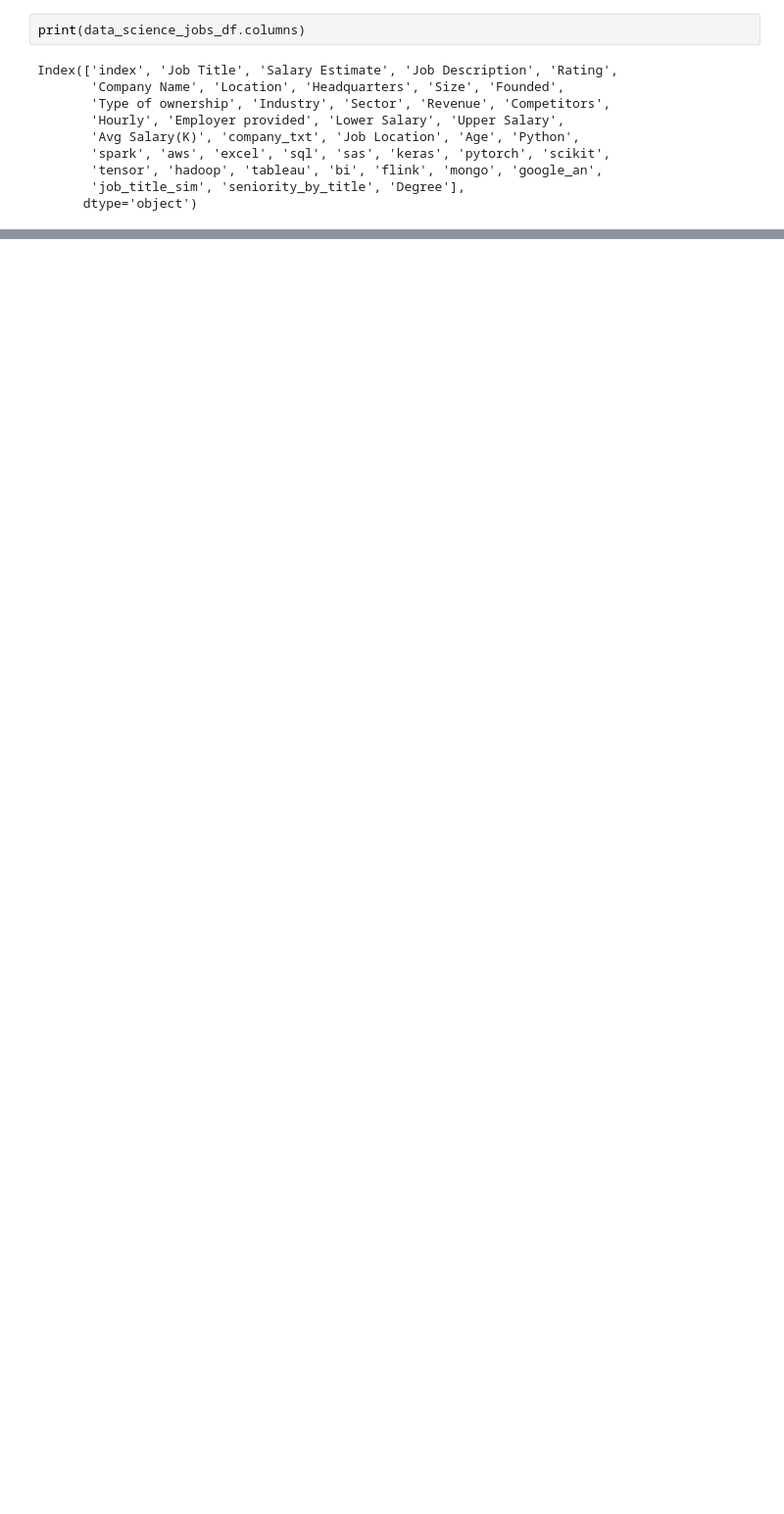
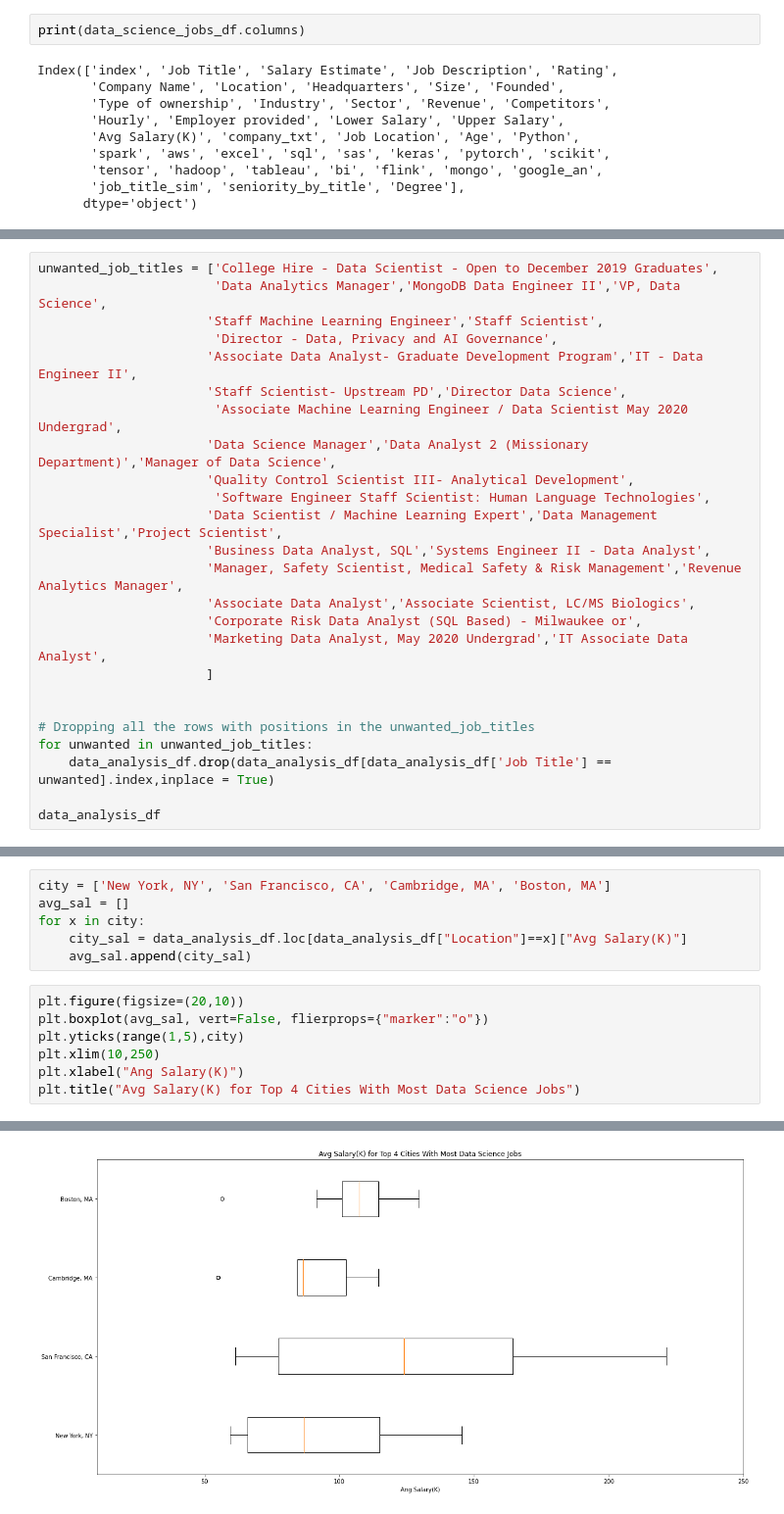
Before and after one commit to RunawayFromMeBby/Data-Science-Salary-Analysis, a Jupyter notebook: group_2_midterm_project_cleanup_alvaro.ipynb, the cells around one changed output, grey strips where cells are left out. Shown at 98% size. Saved outputs shown, nothing was run; the diff lists cells and outputs as text; blank space fills up the shorter version.

```diff
--- a/group_2_midterm_project_cleanup_alvaro.ipynb
+++ b/group_2_midterm_project_cleanup_alvaro.ipynb
@@ -37,0 +58,25 @@ Index(['index', 'Job Title', 'Salary Estimate', 'Job Description', 'Rating',
+# %%
+unwanted_job_titles = ['College Hire - Data Scientist - Open to December 2019 Graduates',
+                       'Data Analytics Manager','MongoDB Data Engineer II','VP, Data Science',
+                      'Staff Machine Learning Engineer','Staff Scientist',
+                       'Director - Data, Privacy and AI Governance',
+                      'Associate Data Analyst- Graduate Development Program','IT - Data Engineer II',
+                      'Staff Scientist- Upstream PD','Director Data Science',
+                       'Associate Machine Learning Engineer / Data Scientist May 2020 Undergrad',
+                      'Data Science Manager','Data Analyst 2 (Missionary Department)','Manager of Data Science',
+                      'Quality Control Scientist III- Analytical Development',
+                       'Software Engineer Staff Scientist: Human Language Technologies',
+                      'Data Scientist / Machine Learning Expert','Data Management Specialist','Project Scientist',
+                      'Business Data Analyst, SQL','Systems Engineer II - Data Analyst',
+                      'Manager, Safety Scientist, Medical Safety & Risk Management','Revenue Analytics Manager',
+                      'Associate Data Analyst','Associate Scientist, LC/MS Biologics',
+                      'Corporate Risk Data Analyst (SQL Based) - Milwaukee or',
+                      'Marketing Data Analyst, May 2020 Undergrad','IT Associate Data Analyst',
+                      ]
+
+
+# Dropping all the rows with positions in the unwanted_job_titles
+for unwanted in unwanted_job_titles:
+    data_analysis_df.drop(data_analysis_df[data_analysis_df['Job Title'] == unwanted].index,inplace = True)
+
+data_analysis_df
@@ -37,0 +133,14 @@ Index(['index', 'Job Title', 'Salary Estimate', 'Job Description', 'Rating',
+# %%
+city = ['New York, NY', 'San Francisco, CA', 'Cambridge, MA', 'Boston, MA']
+avg_sal = []
+for x in city:
+    city_sal = data_analysis_df.loc[data_analysis_df["Location"]==x]["Avg Salary(K)"]
+    avg_sal.append(city_sal)
+# %%
+plt.figure(figsize=(20,10))
+plt.boxplot(avg_sal, vert=False, flierprops={"marker":"o"})
+plt.yticks(range(1,5),city)
+plt.xlim(10,250)
+plt.xlabel("Ang Salary(K)")
+plt.title("Avg Salary(K) for Top 4 Cities With Most Data Science Jobs")
+# %% [output]
@@ -37,0 +148 @@ Index(['index', 'Job Title', 'Salary Estimate', 'Job Description', 'Rating',
+[figure, added]
```
Also changed, not shown: parts of 11 cells of this notebook.
